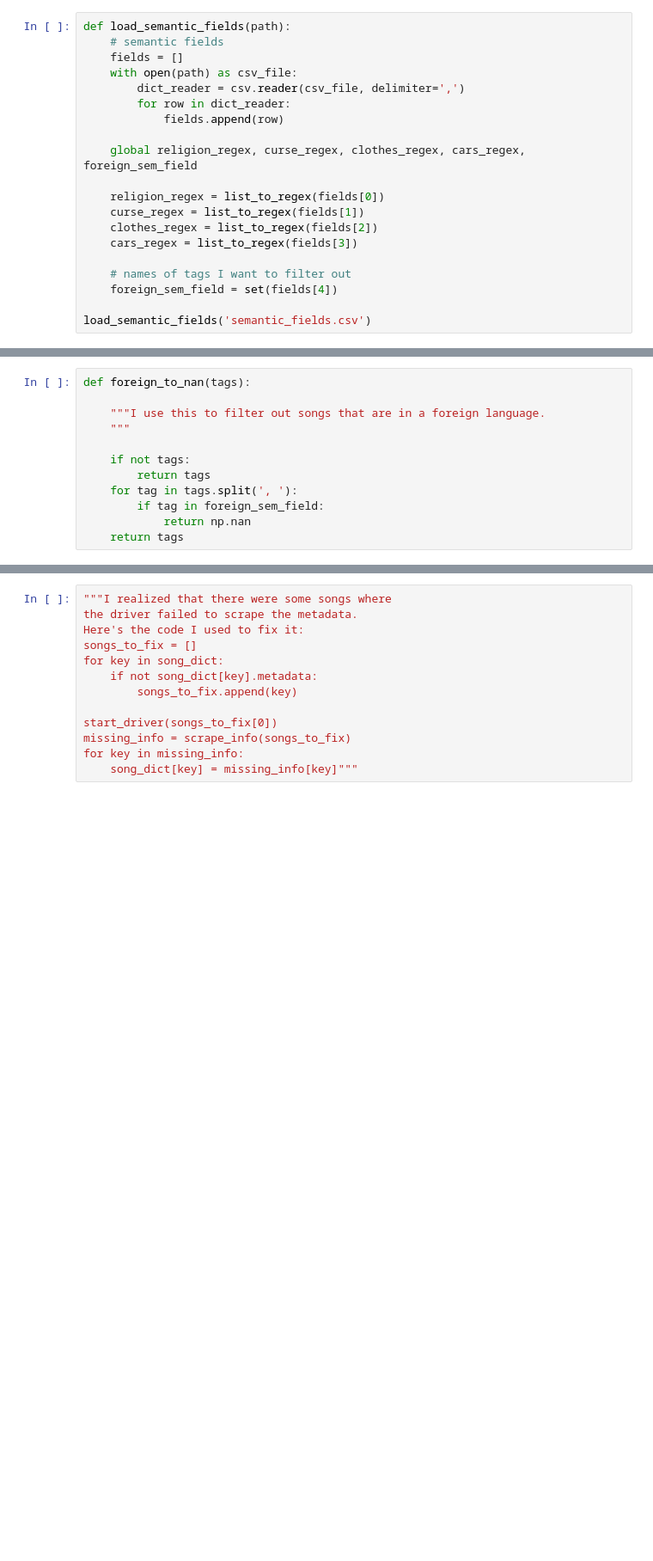
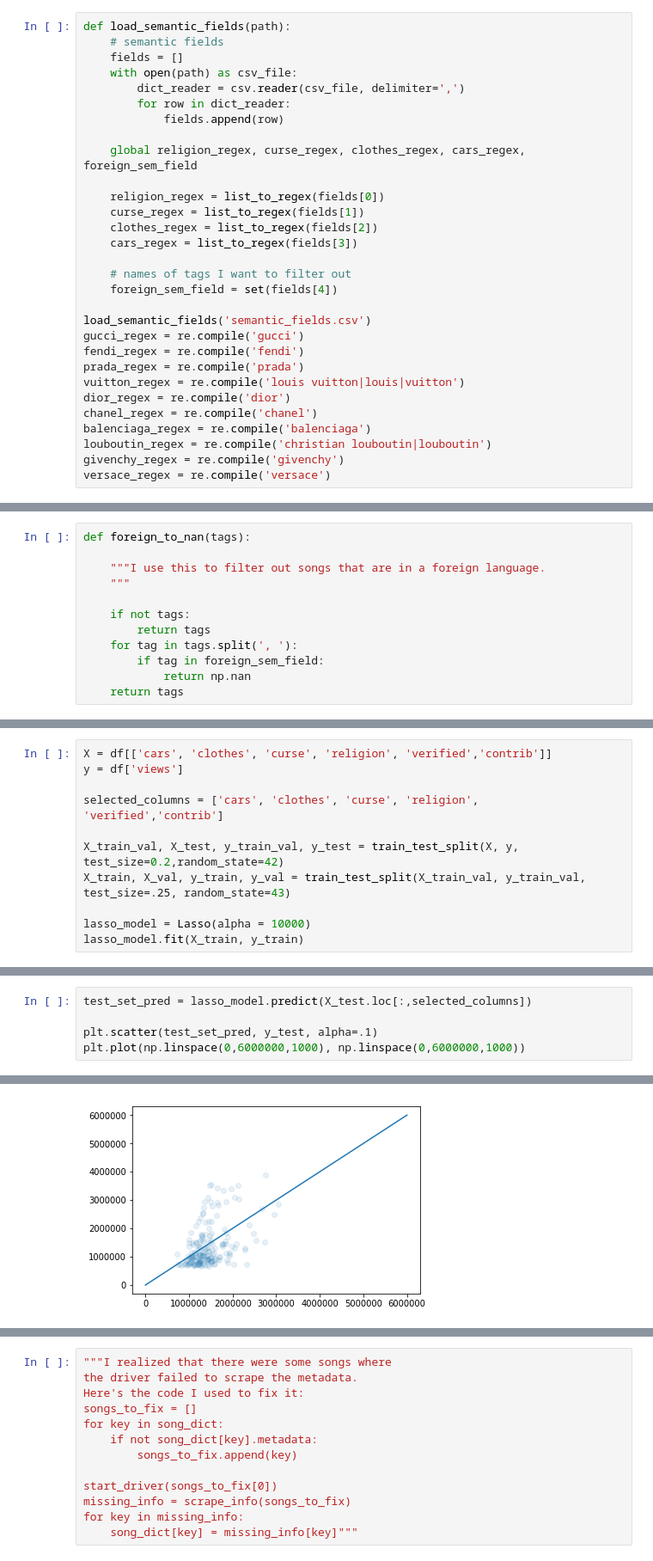
Before and after one commit to natdennett/luther, a Jupyter notebook: natdennett_luther.ipynb, the cells around one changed output, grey strips where cells are left out. Shown at 86% size. Saved outputs shown, nothing was run; the diff lists cells and outputs as text; blank space fills up the shorter version.

```diff
--- a/natdennett_luther.ipynb
+++ b/natdennett_luther.ipynb
@@ -214,6 +218,16 @@ def load_semantic_fields(path):
     foreign_sem_field = set(fields[4])
 
 load_semantic_fields('semantic_fields.csv')
+gucci_regex = re.compile('gucci')
+fendi_regex = re.compile('fendi')
+prada_regex = re.compile('prada')
+vuitton_regex = re.compile('louis vuitton|louis|vuitton')
+dior_regex = re.compile('dior')
+chanel_regex = re.compile('chanel')
+balenciaga_regex = re.compile('balenciaga')
+louboutin_regex = re.compile('christian louboutin|louboutin')
+givenchy_regex = re.compile('givenchy')
+versace_regex = re.compile('versace')
 # %%
 def process_songs(dict_of_songs):
 
@@ -442,0 +391,11 @@ strong multicollinearity or other numerical problems.
+# %%
+X = df[['cars', 'clothes', 'curse', 'religion', 'verified','contrib']]
+y = df['views']
+
+selected_columns = ['cars', 'clothes', 'curse', 'religion', 'verified','contrib']
+
+X_train_val, X_test, y_train_val, y_test = train_test_split(X, y, test_size=0.2,random_state=42)
+X_train, X_val, y_train, y_val = train_test_split(X_train_val, y_train_val, test_size=.25, random_state=43)
+
+lasso_model = Lasso(alpha = 10000)
+lasso_model.fit(X_train, y_train)
@@ -442,0 +427,6 @@ strong multicollinearity or other numerical problems.
+# %%
+test_set_pred = lasso_model.predict(X_test.loc[:,selected_columns])
+
+plt.scatter(test_set_pred, y_test, alpha=.1)
+plt.plot(np.linspace(0,6000000,1000), np.linspace(0,6000000,1000))
+# %% [output]
@@ -442,0 +434 @@ strong multicollinearity or other numerical problems.
+[figure, added]
```
Also changed, not shown: parts of 44 cells of this notebook, 1 other file.
